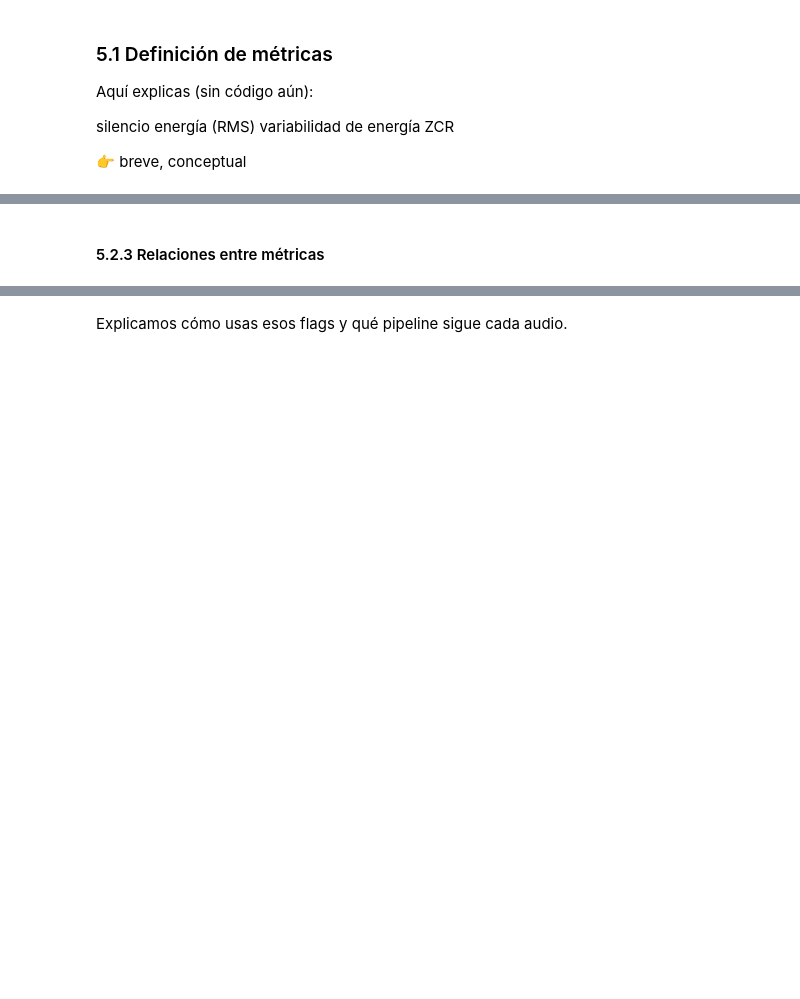
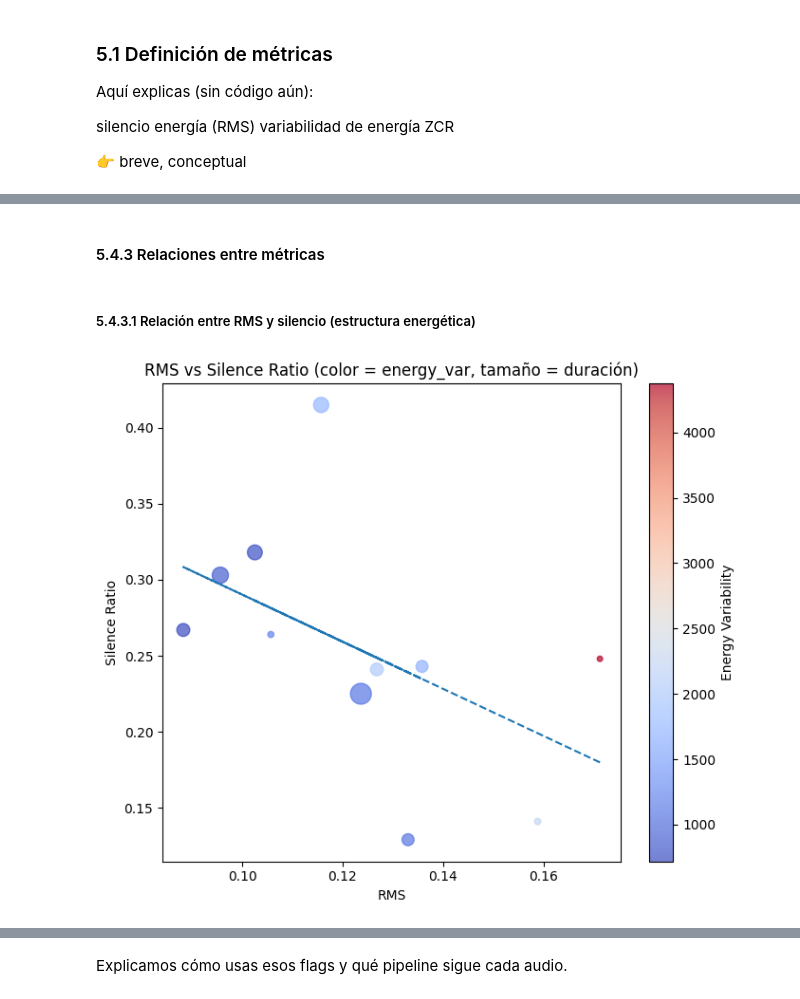
Before and after one commit to JMPinillos/agri-voice-ai, a Jupyter notebook: notebooks/01_audio_preprocessing/audio_preprocessing.ipynb, the cells around one changed output, grey strips where cells are left out. Drawn from its saved outputs; the diff is of its cells as text; code cells hidden in the pictures; blank space fills up the shorter version.

```diff
--- a/notebooks/01_audio_preprocessing/audio_preprocessing.ipynb
+++ b/notebooks/01_audio_preprocessing/audio_preprocessing.ipynb
@@ -540,13 +733,30 @@ for metric in metrics:
 # %% [markdown]
-#### 5.2.3 Relaciones entre métricas
+#### 5.4.3 Relaciones entre métricas
+# %% [markdown]
+##### 5.4.3.1 Relación entre RMS y silencio (estructura energética)
 # %%
-# Relación entre RMS y silencio (estructura energética)
-plt.figure(figsize=(6, 5))
+plt.figure(figsize=(7, 6))
 
-plt.scatter(df_metrics["rms"], df_metrics["silence_ratio"])
+scatter = plt.scatter(
+    df_metrics["rms"],
+    df_metrics["silence_ratio"],
+    c=df_metrics["energy_var"],
+    cmap="coolwarm",   # azul → rojo
+    s=df_metrics["duration_sec"] * 2,
+    alpha=0.7
+)
+
+# Línea de tendencia (opcional)
+z = np.polyfit(df_metrics["rms"], df_metrics["silence_ratio"], 1)
+p = np.poly1d(z)
+plt.plot(df_metrics["rms"], p(df_metrics["rms"]), linestyle="--")
+
 plt.xlabel("RMS")
 plt.ylabel("Silence Ratio")
-plt.title("Relación RMS vs Silence Ratio")
+plt.title("RMS vs Silence Ratio (color = energy_var, tamaño = duración)")
+plt.colorbar(scatter, label="Energy Variability")
 
 plt.tight_layout()
 plt.show()
+# %% [output]
+[figure, added]
```
Also changed, not shown: parts of 40 cells of this notebook, 22 other files.
